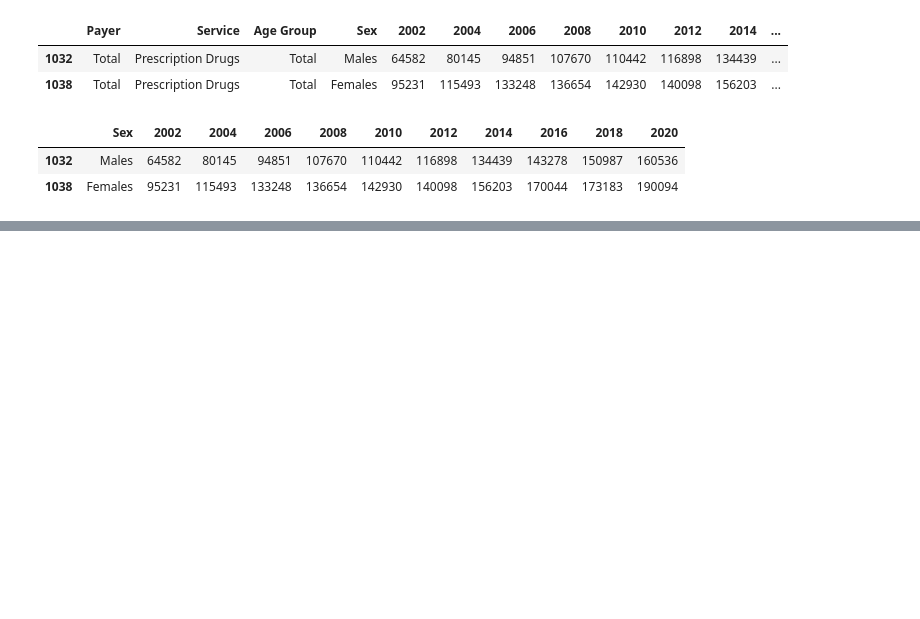
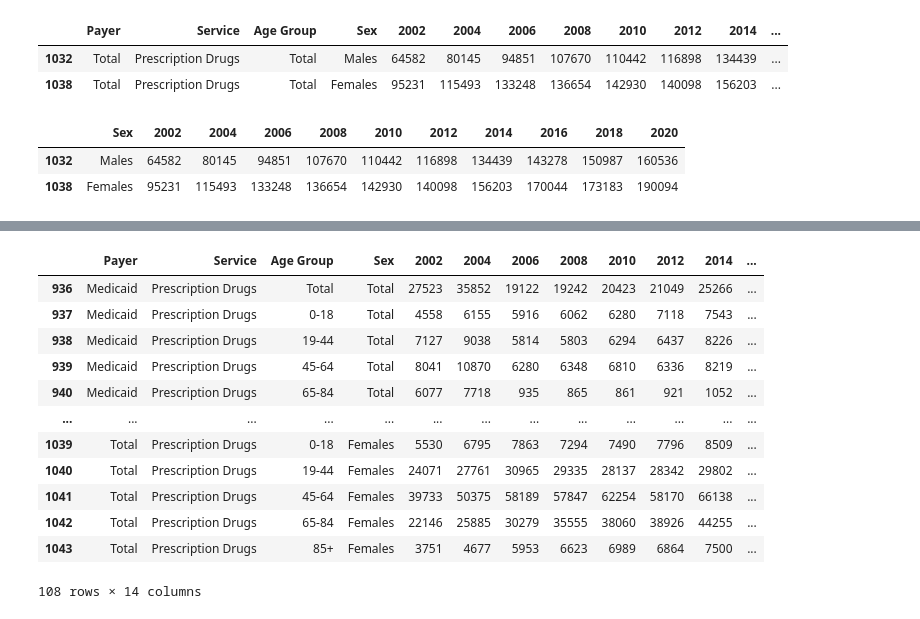
Before and after one commit to vokouns/us-healthcare-spending, a Jupyter notebook: scottsnotebook.ipynb, the cells around one changed output, grey strips where cells are left out. Saved outputs shown, nothing was run; the diff lists cells and outputs as text; code cells hidden in the pictures; blank space fills up the shorter version.

```diff
--- a/scottsnotebook.ipynb
+++ b/scottsnotebook.ipynb
@@ -519,0 +364,17 @@ plt.show()
+# %%
+pres_stat = raw_data_df[raw_data_df["Service"] == "Prescription Drugs"]
+pres_stat
+# %% [output]
+|  | Payer | Service | Age Group | Sex | 2002 | 2004 | 2006 | 2008 | 2010 | 2012 | 2014 | ... |
+| 936 | Medicaid | Prescription Drugs | Total | Total | 27523 | 35852 | 19122 | 19242 | 20423 | 21049 | 25266 | ... |
+| 937 | Medicaid | Prescription Drugs | 0-18 | Total | 4558 | 6155 | 5916 | 6062 | 6280 | 7118 | 7543 | ... |
+| 938 | Medicaid | Prescription Drugs | 19-44 | Total | 7127 | 9038 | 5814 | 5803 | 6294 | 6437 | 8226 | ... |
+| 939 | Medicaid | Prescription Drugs | 45-64 | Total | 8041 | 10870 | 6280 | 6348 | 6810 | 6336 | 8219 | ... |
+| 940 | Medicaid | Prescription Drugs | 65-84 | Total | 6077 | 7718 | 935 | 865 | 861 | 921 | 1052 | ... |
+| ... | ... | ... | ... | ... | ... | ... | ... | ... | ... | ... | ... | ... |
+| 1039 | Total | Prescription Drugs | 0-18 | Females | 5530 | 6795 | 7863 | 7294 | 7490 | 7796 | 8509 | ... |
+| 1040 | Total | Prescription Drugs | 19-44 | Females | 24071 | 27761 | 30965 | 29335 | 28137 | 28342 | 29802 | ... |
+| 1041 | Total | Prescription Drugs | 45-64 | Females | 39733 | 50375 | 58189 | 57847 | 62254 | 58170 | 66138 | ... |
+| 1042 | Total | Prescription Drugs | 65-84 | Females | 22146 | 25885 | 30279 | 35555 | 38060 | 38926 | 44255 | ... |
+| 1043 | Total | Prescription Drugs | 85+ | Females | 3751 | 4677 | 5953 | 6623 | 6989 | 6864 | 7500 | ... |
+108 rows × 14 columns
```
Also changed, not shown: parts of 24 cells of this notebook, 2 other files.
